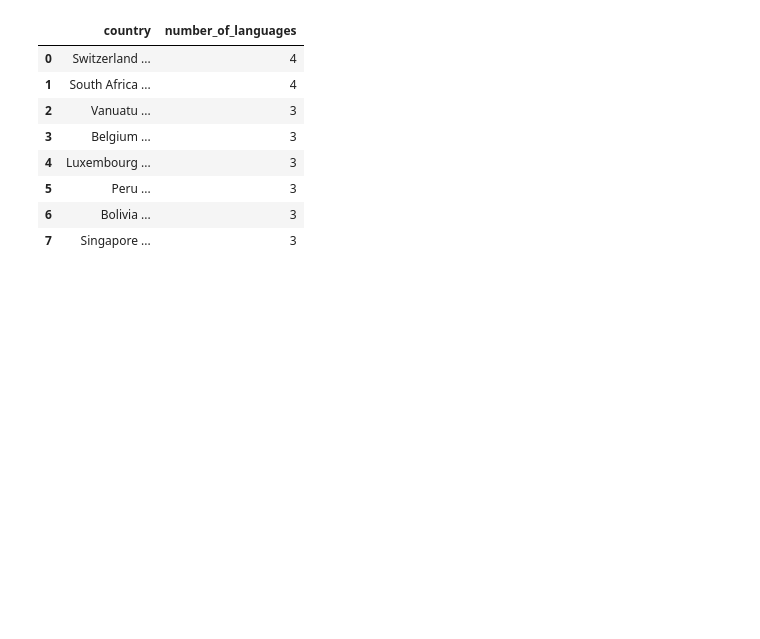
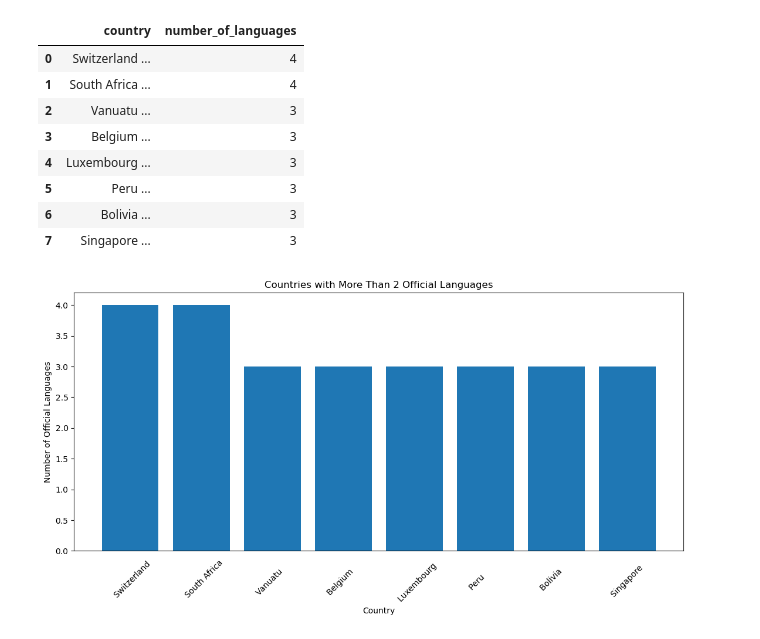
Before and after one commit to bvrtachnik/databases-for-analytics, a Jupyter notebook: notebooks/exercise04.ipynb, the cells around one changed output. Drawn from its saved outputs; the diff is of its cells as text; code cells hidden in the pictures; blank space fills up the shorter version.

```diff
--- a/notebooks/exercise04.ipynb
+++ b/notebooks/exercise04.ipynb
@@ -55,0 +59,15 @@ df
+# %%
+x = np.arange(len(df["country"]))
+
+plt.figure(figsize=(12, 6))
+plt.bar(x, df["number_of_languages"])
+
+plt.title("Countries with More Than 2 Official Languages")
+plt.xlabel("Country")
+plt.ylabel("Number of Official Languages")
+plt.xticks(x - 0.25, df["country"], rotation=45, ha="left")
+plt.gca().tick_params(axis="x", length=0, pad=-80)
+plt.tight_layout()
+plt.show()
+# %% [output]
+[figure, added]
```
Also changed, not shown: parts of 1 cell of this notebook, 1 other file.
